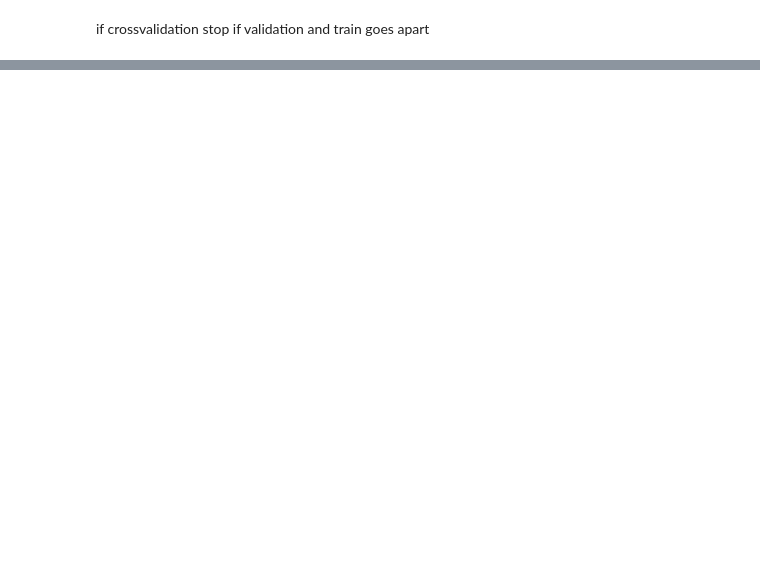
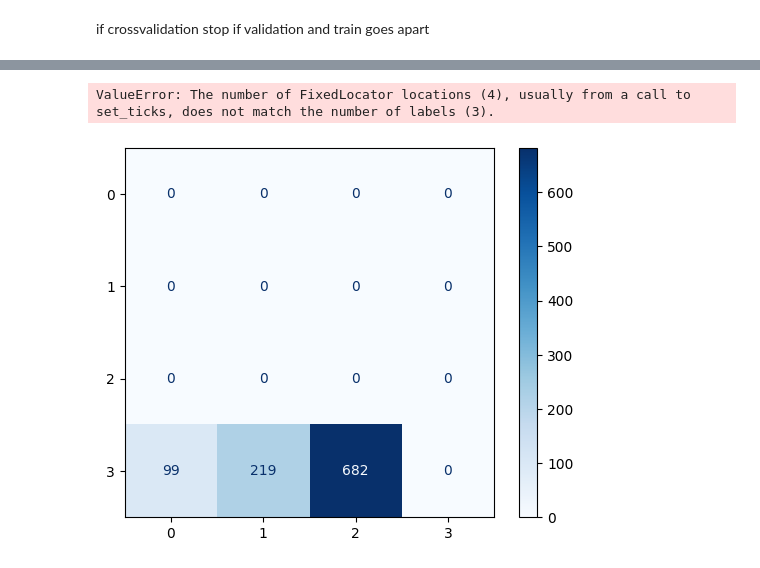
Before and after one commit to CogitoErgoDS/Spine_Degenerative_Classification, a Jupyter notebook: _20_7_spine-copy.ipynb, the cells around one changed output, grey strips where cells are left out. Saved outputs shown, nothing was run; the diff lists cells and outputs as text; code cells hidden in the pictures; blank space fills up the shorter version.

```diff
--- a/_20_7_spine-copy.ipynb
+++ b/_20_7_spine-copy.ipynb
@@ -893,2 +920,4 @@ print(df_end.head())
 # %%
 df_end['severity'] = df_end['severity'] - 1  # Subtracting 1 from each severity level
+# Randomly sample 100 rows from random_samples_combined
+random_samples_test_check = df_end.sample(n=100, random_state=RSEED)
@@ -909,8 +942,8 @@ import pandas as pd
 transform = transforms.Compose([
     transforms.ToPILImage(),
     transforms.Resize((224, 224)),
-    transforms.RandomHorizontalFlip(),  # Randomly flip the image horizontally
-    transforms.RandomRotation(10),       # Randomly rotate the image by ±10 degrees
+    #transforms.RandomHorizontalFlip(),  # Randomly flip the image horizontally
+    #transforms.RandomRotation(10),       # Randomly rotate the image by ±10 degrees
     transforms.ColorJitter(brightness=0.2, contrast=0.2, saturation=0.2, hue=0.1),  # Adjust color properties
     transforms.ToTensor(),
     transforms.Normalize(mean=[0.485, 0.456, 0.406], std=[0.229, 0.224, 0.225])
@@ -1223,0 +1456,6 @@ Training complete!
+# %%
+# Replace 'df_test' with your actual DataFrame containing test data
+test_dataset = MRIDataset(data=random_samples_test_check, transform=transform)
+test_loader = DataLoader(test_dataset, batch_size=1, shuffle=False)  # Adjust batch size as needed
+test_dataset
+test_loader
@@ -1223,0 +1464,5 @@ Training complete!
+# %%
+run_id = "f390913c59d642329c86d0f52b943062"  # Replace with your actual run ID
+model_uri = f"runs:/{run_id}/model"
+model = mlflow.pytorch.load_model(model_uri)
+model.eval()  # Set the model to evaluation mode
@@ -1223,0 +1527,31 @@ Training complete!
+# %%
+from sklearn.metrics import confusion_matrix, ConfusionMatrixDisplay
+import matplotlib.pyplot as plt
+import numpy as np
+
+# Initialize lists to store true labels and predictions
+true_labels = []
+predicted_labels = []
+
+# Collect true labels and predicted labels
+for images, labels in test_loader:
+    images = images.to(device)
+
+    # Store the true labels
+    true_labels.extend(labels.numpy())  # Convert to numpy and extend the list
+
+    with torch.no_grad():
+        outputs = model(images)
+        _, predicted_classes = torch.max(outputs, 1)
+        predicted_labels.extend(predicted_classes.cpu().numpy())  # Move to CPU and convert to list
+
+# Convert to numpy arrays for confusion matrix
+true_labels = np.array(true_labels)
+predicted_labels = np.array(predicted_labels)
+
+# Check the unique values in the true and predicted labels
+print("True Labels Unique Values:", np.unique(true_labels))
+print("Predicted Labels Unique Values:", np.unique(predicted_labels))
+# %% [output]
+ValueError: The number of FixedLocator locations (4), usually from a call to set_ticks, does not match the number of labels (3).
+[figure, added]
```
Also changed, not shown: parts of 26 cells of this notebook, 7 other files.
